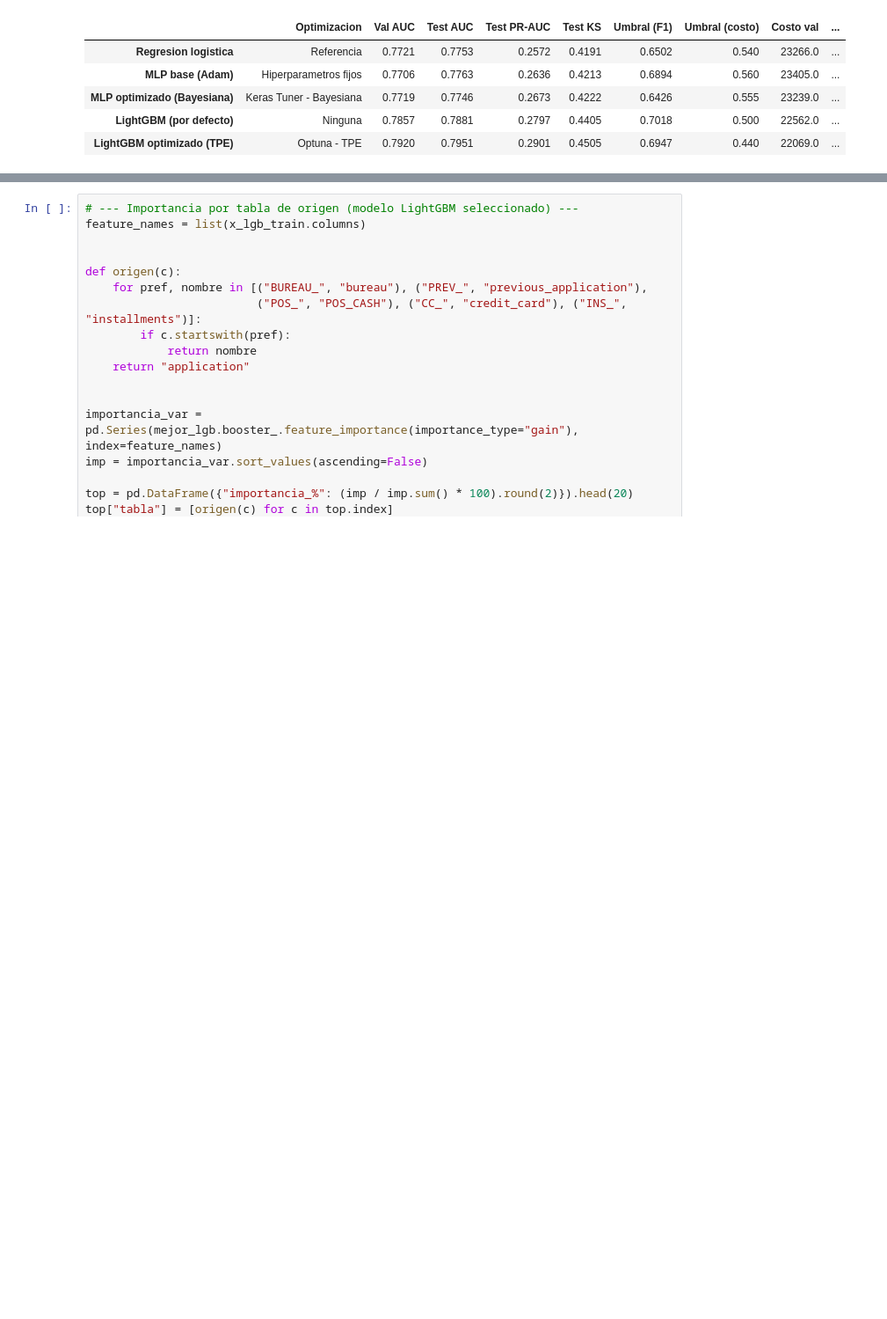
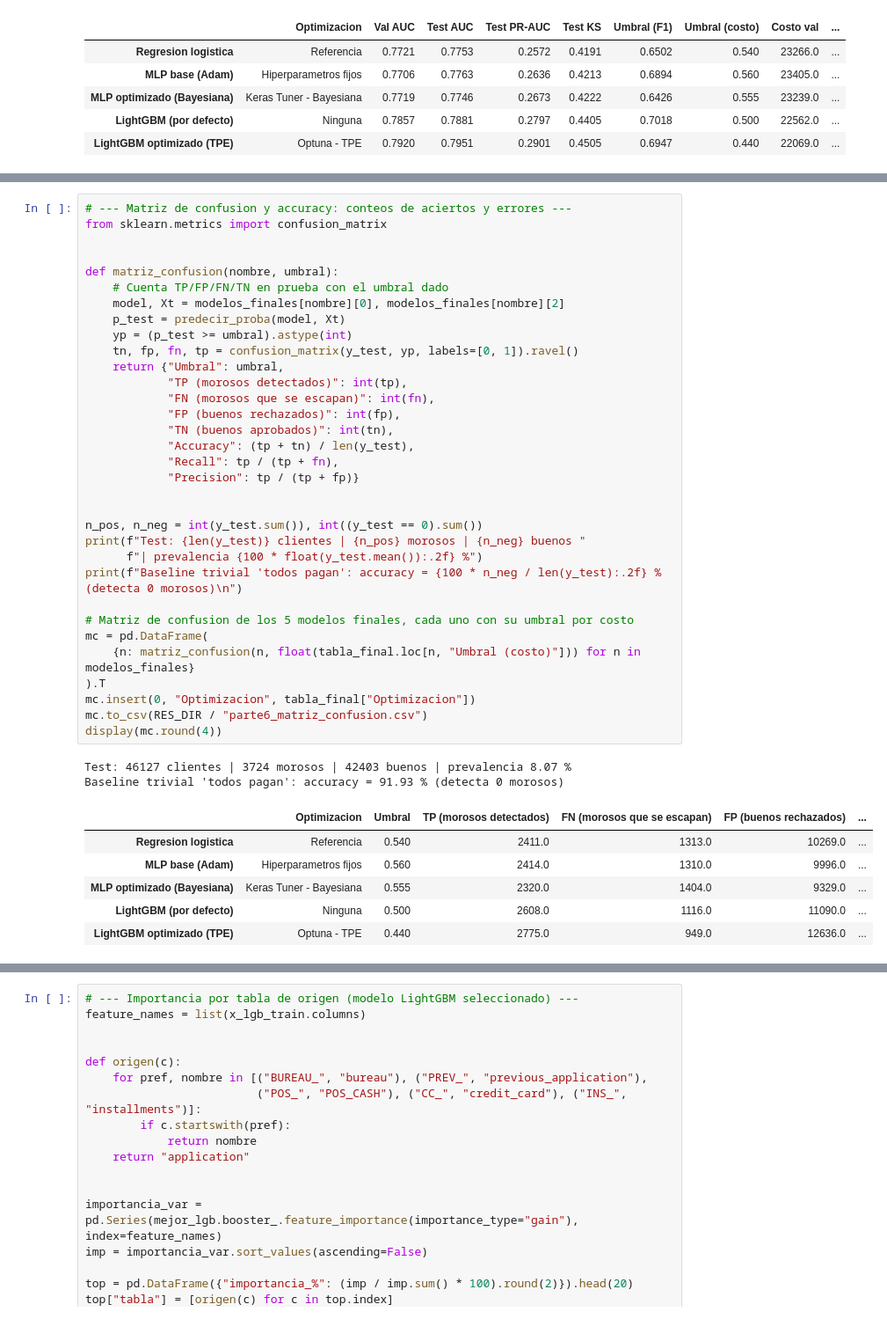
Before and after one commit to Dgarzonac9/home-credit-default-risk-predictor, a Jupyter notebook: ProyectoFinal_Integrado.ipynb, the cells around one changed output, grey strips where cells are left out. Shown at 88% size. Drawn from its saved outputs; the diff is of its cells as text; blank space fills up the shorter version.

```diff
--- a/ProyectoFinal_Integrado.ipynb
+++ b/ProyectoFinal_Integrado.ipynb
@@ -933,0 +962,42 @@ Costo configurado: FN=10.0 , FP=1.0
+# %%
+# --- Matriz de confusion y accuracy: conteos de aciertos y errores ---
+from sklearn.metrics import confusion_matrix
+
+
+def matriz_confusion(nombre, umbral):
+    # Cuenta TP/FP/FN/TN en prueba con el umbral dado
+    model, Xt = modelos_finales[nombre][0], modelos_finales[nombre][2]
+    p_test = predecir_proba(model, Xt)
+    yp = (p_test >= umbral).astype(int)
+    tn, fp, fn, tp = confusion_matrix(y_test, yp, labels=[0, 1]).ravel()
+    return {"Umbral": umbral,
+            "TP (morosos detectados)": int(tp),
+            "FN (morosos que se escapan)": int(fn),
+            "FP (buenos rechazados)": int(fp),
+            "TN (buenos aprobados)": int(tn),
+            "Accuracy": (tp + tn) / len(y_test),
+            "Recall": tp / (tp + fn),
+            "Precision": tp / (tp + fp)}
+
+
+n_pos, n_neg = int(y_test.sum()), int((y_test == 0).sum())
+print(f"Test: {len(y_test)} clientes | {n_pos} morosos | {n_neg} buenos "
+      f"| prevalencia {100 * float(y_test.mean()):.2f} %")
+print(f"Baseline trivial 'todos pagan': accuracy = {100 * n_neg / len(y_test):.2f} % (detecta 0 morosos)\n")
+
+# Matriz de confusion de los 5 modelos finales, cada uno con su umbral por costo
+mc = pd.DataFrame(
+    {n: matriz_confusion(n, float(tabla_final.loc[n, "Umbral (costo)"])) for n in modelos_finales}
+).T
+mc.insert(0, "Optimizacion", tabla_final["Optimizacion"])
+mc.to_csv(RES_DIR / "parte6_matriz_confusion.csv")
+display(mc.round(4))
+# %% [output]
+Test: 46127 clientes | 3724 morosos | 42403 buenos | prevalencia 8.07 %
+Baseline trivial 'todos pagan': accuracy = 91.93 % (detecta 0 morosos)
+|  | Optimizacion | Umbral | TP (morosos detectados) | FN (morosos que se escapan) | FP (buenos rechazados) | ... |
+| Regresion logistica | Referencia | 0.540 | 2411.0 | 1313.0 | 10269.0 | ... |
+| MLP base (Adam) | Hiperparametros fijos | 0.560 | 2414.0 | 1310.0 | 9996.0 | ... |
+| MLP optimizado (Bayesiana) | Keras Tuner - Bayesiana | 0.555 | 2320.0 | 1404.0 | 9329.0 | ... |
+| LightGBM (por defecto) | Ninguna | 0.500 | 2608.0 | 1116.0 | 11090.0 | ... |
+| LightGBM optimizado (TPE) | Optuna - TPE | 0.440 | 2775.0 | 949.0 | 12636.0 | ... |
```
Also changed, not shown: parts of 6 cells of this notebook.
